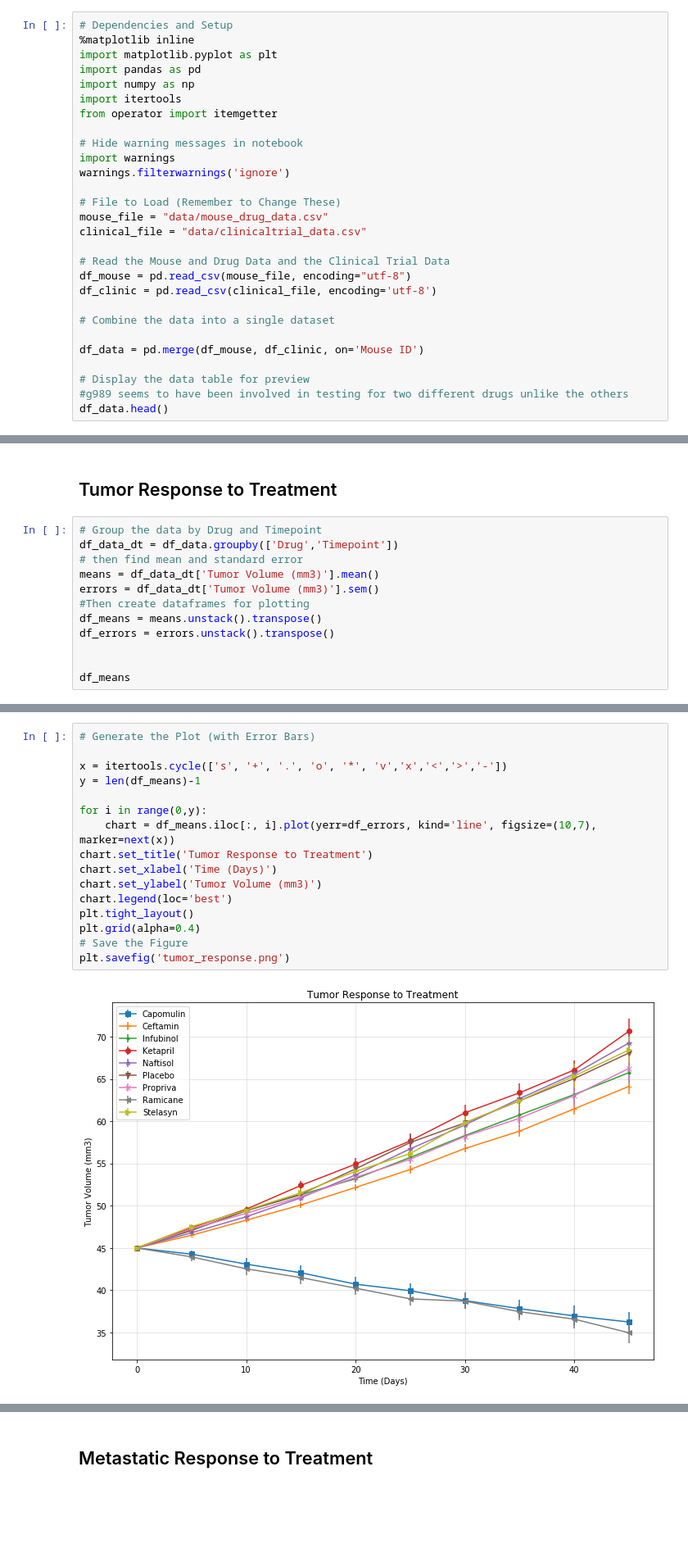
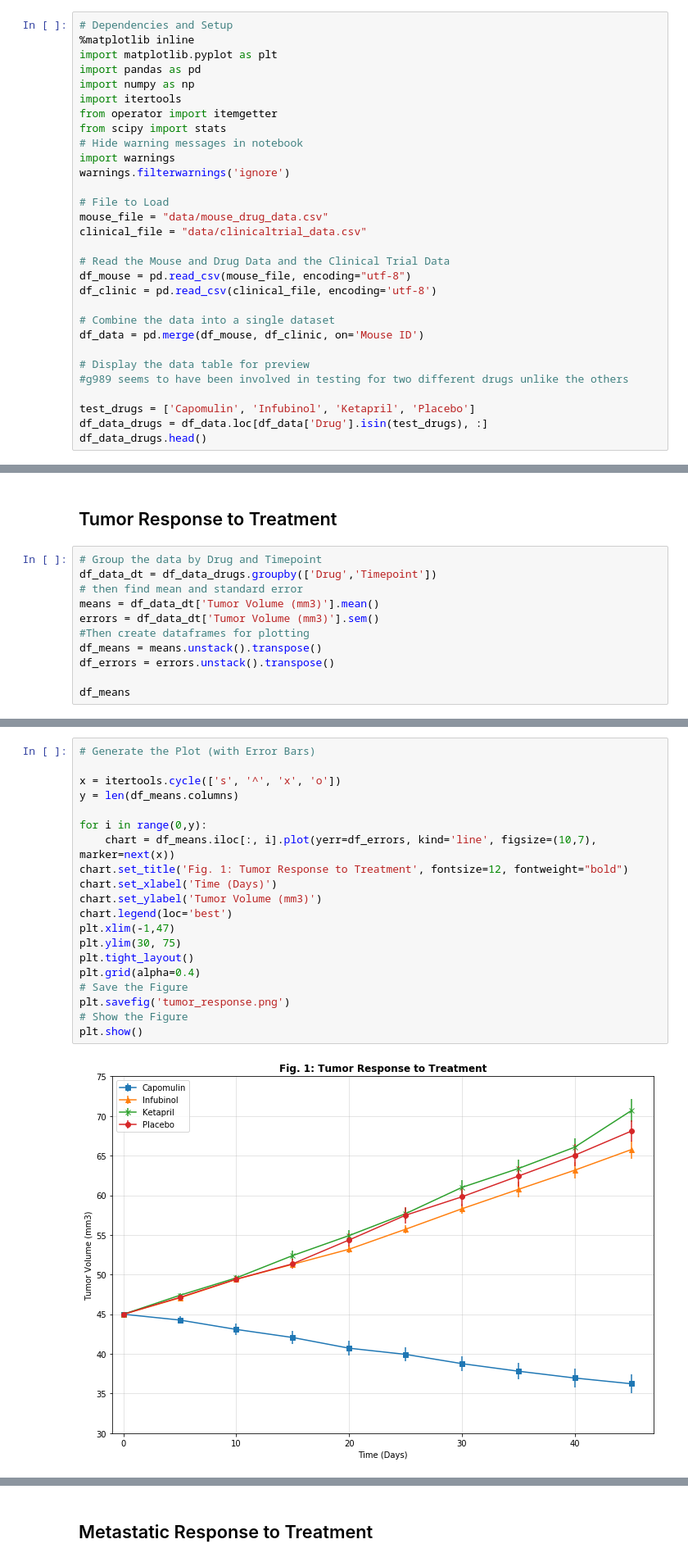
Before and after one commit to lweislo/Homework-5, a Jupyter notebook: weislo-homework5.ipynb, the cells around one changed output, grey strips where cells are left out. Shown at 82% size. Saved outputs shown, nothing was run; the diff lists cells and outputs as text; blank space fills up the shorter version.

Commit message:
changed to four drugs oops

```diff
--- a/weislo-homework5.ipynb
+++ b/weislo-homework5.ipynb
@@ -6,12 +14,12 @@ import pandas as pd
 import numpy as np
 import itertools
 from operator import itemgetter
-
+from scipy import stats
 # Hide warning messages in notebook
 import warnings
 warnings.filterwarnings('ignore')
 
-# File to Load (Remember to Change These)
+# File to Load
 mouse_file = "data/mouse_drug_data.csv"
 clinical_file = "data/clinicaltrial_data.csv"
 
@@ -20,11 +28,13 @@ df_mouse = pd.read_csv(mouse_file, encoding="utf-8")
 df_clinic = pd.read_csv(clinical_file, encoding='utf-8')
 
 # Combine the data into a single dataset
-
 df_data = pd.merge(df_mouse, df_clinic, on='Mouse ID')
 
 # Display the data table for preview
 #g989 seems to have been involved in testing for two different drugs unlike the others
-df_data.head()
+
+test_drugs = ['Capomulin', 'Infubinol', 'Ketapril', 'Placebo']
+df_data_drugs = df_data.loc[df_data['Drug'].isin(test_drugs), :]
+df_data_drugs.head()
 # %% [output]
 |  | Mouse ID | Drug | Timepoint | Tumor Volume (mm3) | Metastatic Sites |
@@ -37,7 +47,7 @@ df_data.head()
 ## Tumor Response to Treatment
 # %%
 # Group the data by Drug and Timepoint
-df_data_dt = df_data.groupby(['Drug','Timepoint'])
+df_data_dt = df_data_drugs.groupby(['Drug','Timepoint'])
 # then find mean and standard error
 means = df_data_dt['Tumor Volume (mm3)'].mean()
 errors = df_data_dt['Tumor Volume (mm3)'].sem()
@@ -45,6 +55,5 @@ errors = df_data_dt['Tumor Volume (mm3)'].sem()
 df_means = means.unstack().transpose()
 df_errors = errors.unstack().transpose()
 
-
 df_means
 # %% [output]
@@ -63,18 +72,22 @@ df_means
 # %%
 # Generate the Plot (with Error Bars)
 
-x = itertools.cycle(['s', '+', '.', 'o', '*', 'v','x','<','>','-'])
-y = len(df_means)-1
+x = itertools.cycle(['s', '^', 'x', 'o'])
+y = len(df_means.columns)
 
 for i in range(0,y):
     chart = df_means.iloc[:, i].plot(yerr=df_errors, kind='line', figsize=(10,7), marker=next(x))
-chart.set_title('Tumor Response to Treatment')
+chart.set_title('Fig. 1: Tumor Response to Treatment', fontsize=12, fontweight="bold")
 chart.set_xlabel('Time (Days)')
 chart.set_ylabel('Tumor Volume (mm3)')
 chart.legend(loc='best')
+plt.xlim(-1,47)
+plt.ylim(30, 75)
 plt.tight_layout()
 plt.grid(alpha=0.4)
 # Save the Figure
 plt.savefig('tumor_response.png')
+# Show the Figure
+plt.show()
 # %% [output]
-[figure, old version]
+[figure, new version]
```
Also changed, not shown: parts of 18 cells of this notebook, 4 other files.
